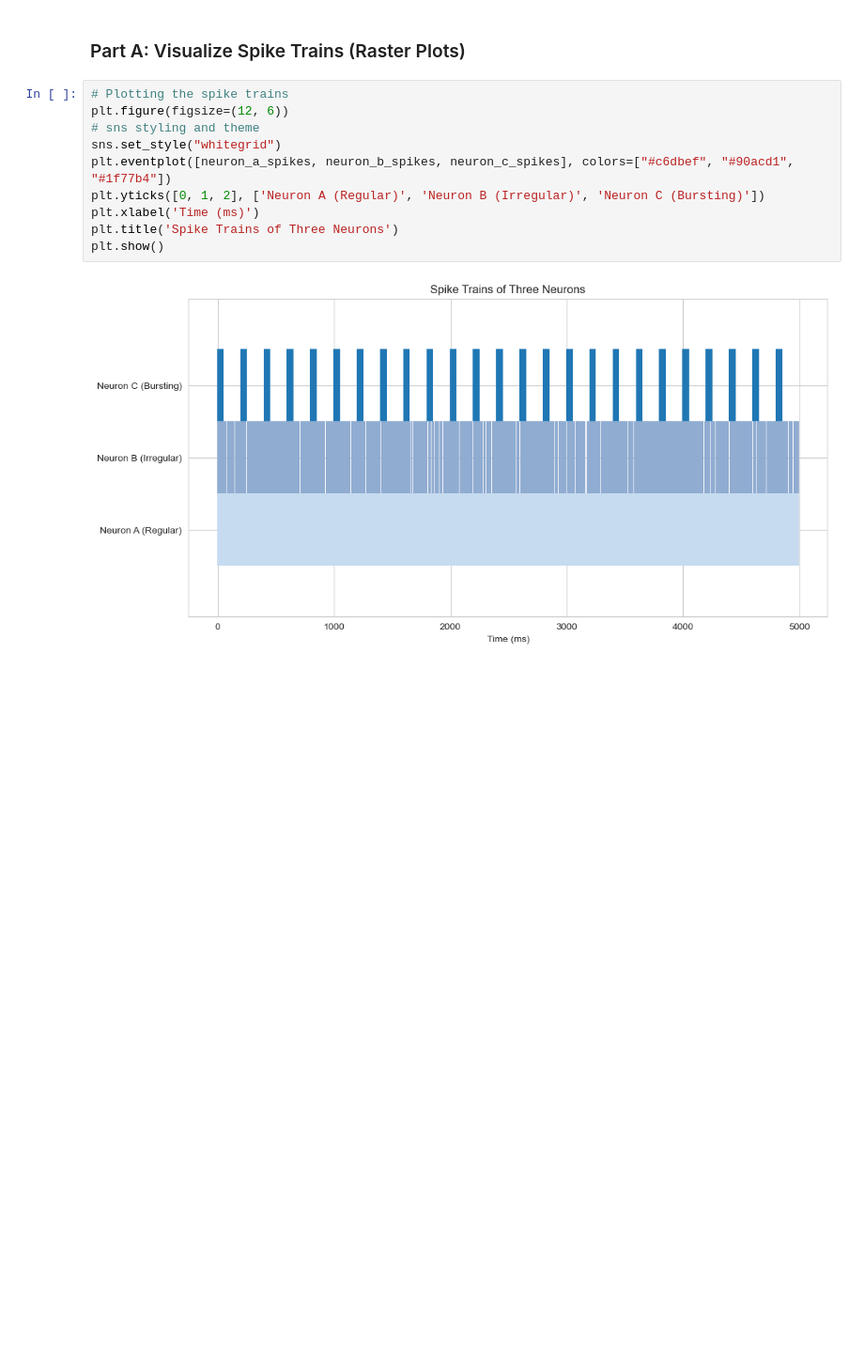
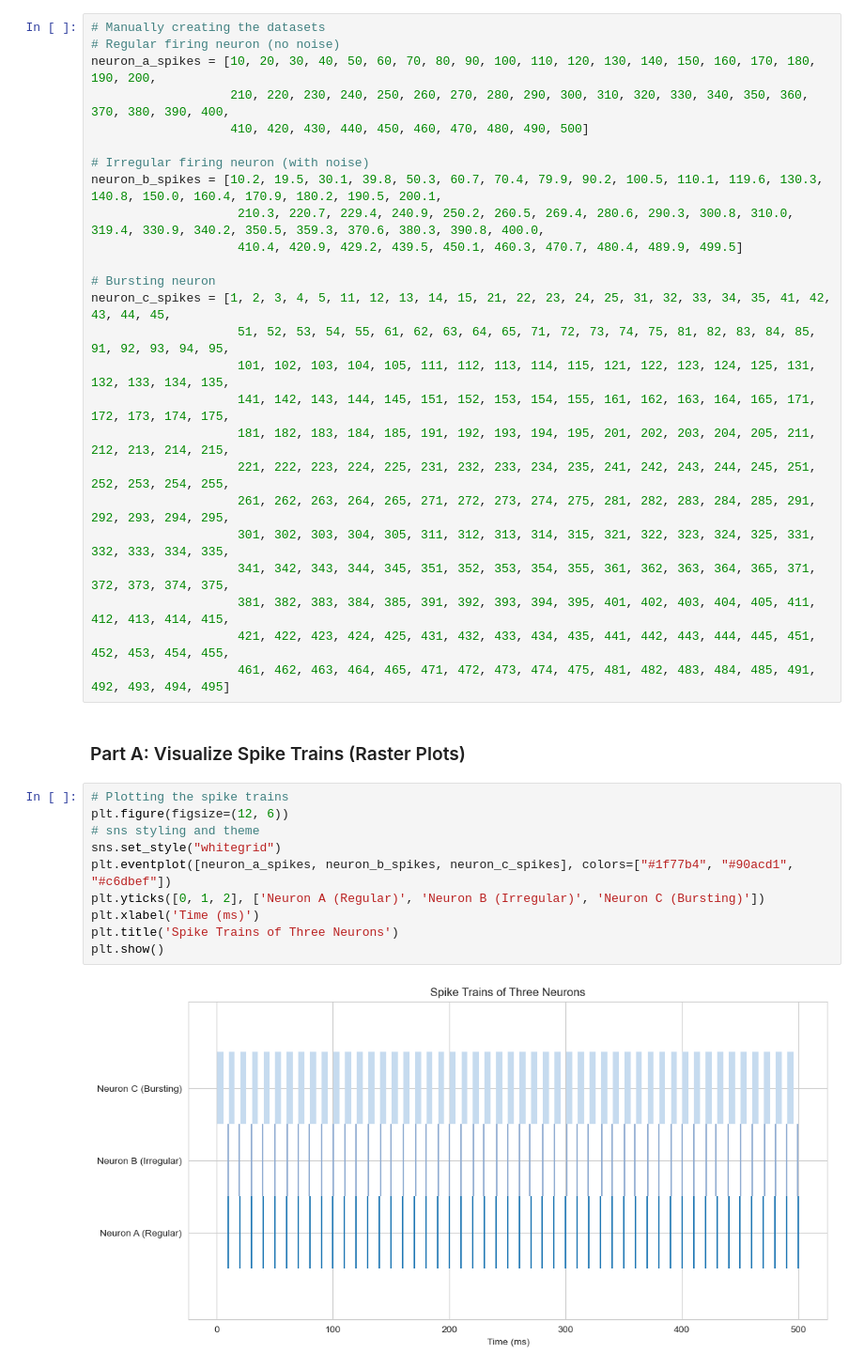
Before and after one commit to prashastham/DSMiniProj1, a Jupyter notebook: q1.ipynb, the cells around one changed output. Shown at 94% size. Drawn from its saved outputs; the diff is of its cells as text; blank space fills up the shorter version.

Commit message:
Q1 Data and Part B and change data to manual data

```diff
--- a/q1.ipynb
+++ b/q1.ipynb
@@ -25,15 +10,40 @@ for burst_start in range(0, 5000, 200):
+# %%
+# Manually creating the datasets
+# Regular firing neuron (no noise)
+neuron_a_spikes = [10, 20, 30, 40, 50, 60, 70, 80, 90, 100, 110, 120, 130, 140, 150, 160, 170, 180, 190, 200,
+                   210, 220, 230, 240, 250, 260, 270, 280, 290, 300, 310, 320, 330, 340, 350, 360, 370, 380, 390, 400,
+                   410, 420, 430, 440, 450, 460, 470, 480, 490, 500]
+
+# Irregular firing neuron (with noise)
+neuron_b_spikes = [10.2, 19.5, 30.1, 39.8, 50.3, 60.7, 70.4, 79.9, 90.2, 100.5, 110.1, 119.6, 130.3, 140.8, 150.0, 160.4, 170.9, 180.2, 190.5, 200.1,
+                    210.3, 220.7, 229.4, 240.9, 250.2, 260.5, 269.4, 280.6, 290.3, 300.8, 310.0, 319.4, 330.9, 340.2, 350.5, 359.3, 370.6, 380.3, 390.8, 400.0,
+                    410.4, 420.9, 429.2, 439.5, 450.1, 460.3, 470.7, 480.4, 489.9, 499.5]
+
+# Bursting neuron
+neuron_c_spikes = [1, 2, 3, 4, 5, 11, 12, 13, 14, 15, 21, 22, 23, 24, 25, 31, 32, 33, 34, 35, 41, 42, 43, 44, 45,
+                    51, 52, 53, 54, 55, 61, 62, 63, 64, 65, 71, 72, 73, 74, 75, 81, 82, 83, 84, 85, 91, 92, 93, 94, 95,
+                    101, 102, 103, 104, 105, 111, 112, 113, 114, 115, 121, 122, 123, 124, 125, 131, 132, 133, 134, 135,
+                    141, 142, 143, 144, 145, 151, 152, 153, 154, 155, 161, 162, 163, 164, 165, 171, 172, 173, 174, 175,
+                    181, 182, 183, 184, 185, 191, 192, 193, 194, 195, 201, 202, 203, 204, 205, 211, 212, 213, 214, 215,
+                    221, 222, 223, 224, 225, 231, 232, 233, 234, 235, 241, 242, 243, 244, 245, 251, 252, 253, 254, 255,
+                    261, 262, 263, 264, 265, 271, 272, 273, 274, 275, 281, 282, 283, 284, 285, 291, 292, 293, 294, 295,
+                    301, 302, 303, 304, 305, 311, 312, 313, 314, 315, 321, 322, 323, 324, 325, 331, 332, 333, 334, 335,
+                    341, 342, 343, 344, 345, 351, 352, 353, 354, 355, 361, 362, 363, 364, 365, 371, 372, 373, 374, 375,
+                    381, 382, 383, 384, 385, 391, 392, 393, 394, 395, 401, 402, 403, 404, 405, 411, 412, 413, 414, 415,
+                    421, 422, 423, 424, 425, 431, 432, 433, 434, 435, 441, 442, 443, 444, 445, 451, 452, 453, 454, 455,
+                    461, 462, 463, 464, 465, 471, 472, 473, 474, 475, 481, 482, 483, 484, 485, 491, 492, 493, 494, 495]
 # %% [markdown]
 ### Part A: Visualize Spike Trains (Raster Plots)
 # %%
 # Plotting the spike trains
 plt.figure(figsize=(12, 6))
 # sns styling and theme
 sns.set_style("whitegrid")
-plt.eventplot([neuron_a_spikes, neuron_b_spikes, neuron_c_spikes], colors=["#c6dbef", "#90acd1", "#1f77b4"])
+plt.eventplot([neuron_a_spikes, neuron_b_spikes, neuron_c_spikes], colors=["#1f77b4", "#90acd1", "#c6dbef"])
 plt.yticks([0, 1, 2], ['Neuron A (Regular)', 'Neuron B (Irregular)', 'Neuron C (Bursting)'])
 plt.xlabel('Time (ms)')
 plt.title('Spike Trains of Three Neurons')
 plt.show()
 # %% [output]
-[figure, old version]
+[figure, new version]
 # %% [markdown]
```
Also changed, not shown: parts of 7 cells of this notebook.
